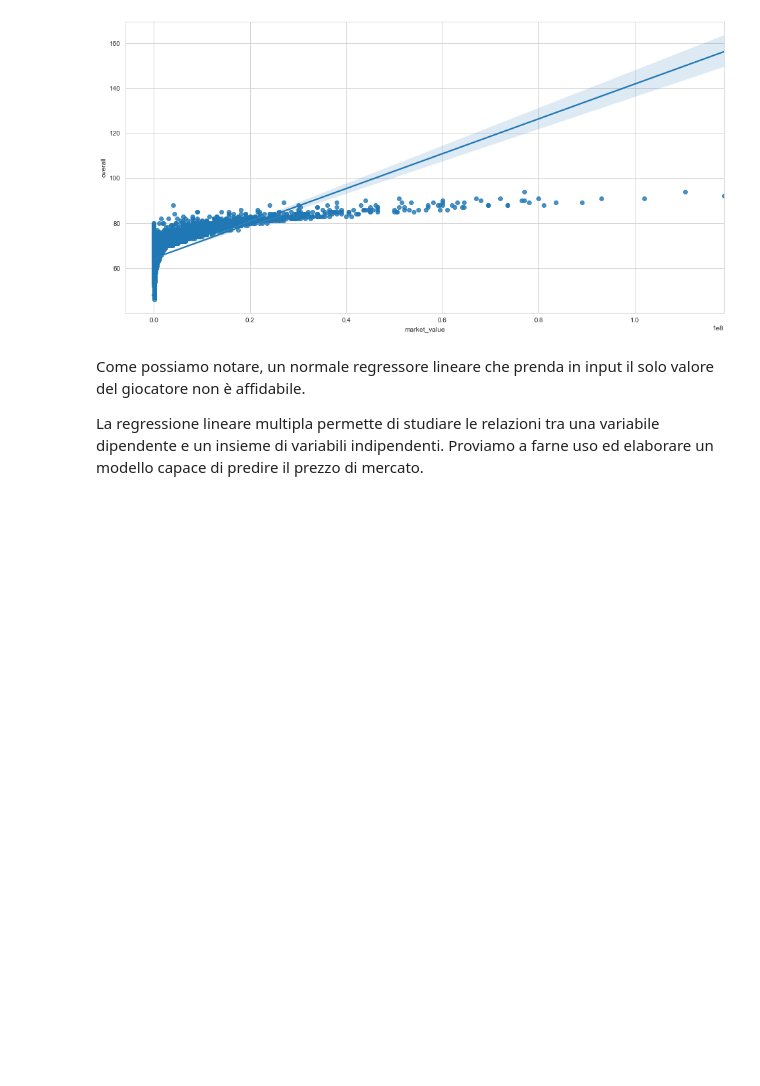
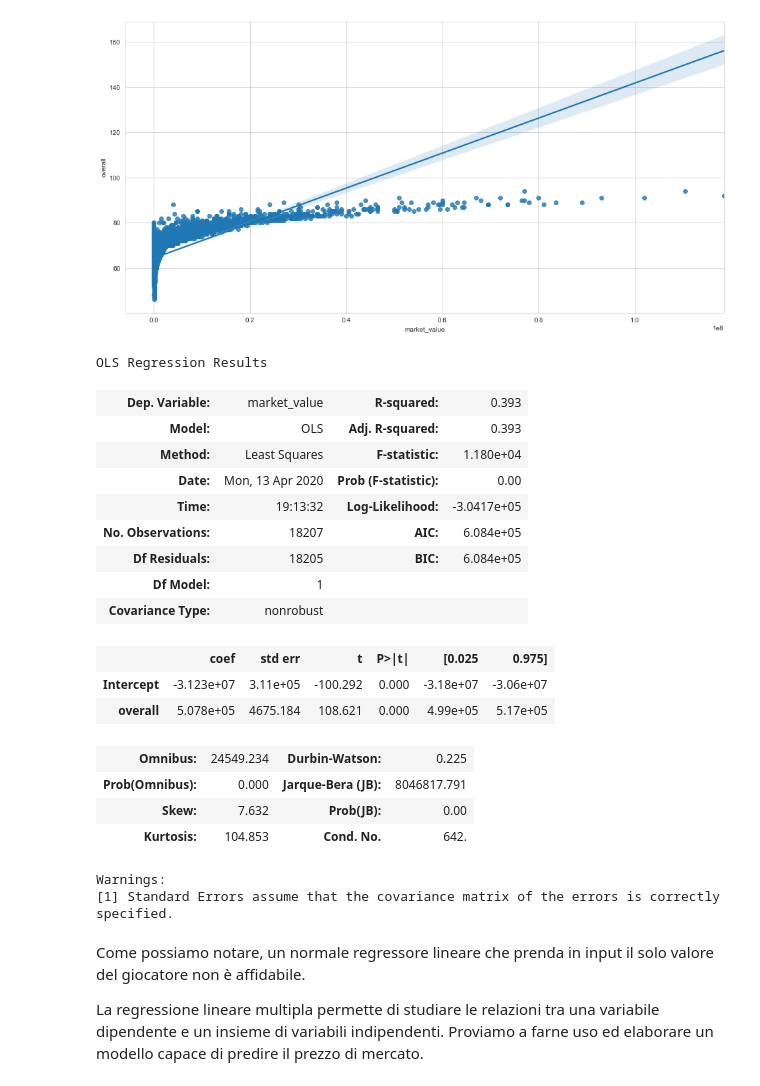
Before and after one commit to ValerioTosto/Fifa19DataAnalysis, a Jupyter notebook: Fifa19 Analysis.ipynb, the cells around one changed output. Cells and saved outputs as stored; diff of their text form; code cells hidden in the pictures; blank space fills up the shorter version.

```diff
--- a/Fifa19 Analysis.ipynb
+++ b/Fifa19 Analysis.ipynb
@@ -445,6 +463,29 @@ sns.regplot('market_value', 'overall', data)
 plt.show()
 # %% [output]
 [figure]
+# %%
+model = ols("market_value ~ overall", data).fit()
+model.summary()
+# %% [output]
+OLS Regression Results
+| Dep. Variable: | market_value | R-squared: | 0.393 |
+| Model: | OLS | Adj. R-squared: | 0.393 |
+| Method: | Least Squares | F-statistic: | 1.180e+04 |
+| Date: | Mon, 13 Apr 2020 | Prob (F-statistic): | 0.00 |
+| Time: | 19:13:32 | Log-Likelihood: | -3.0417e+05 |
+| No. Observations: | 18207 | AIC: | 6.084e+05 |
+| Df Residuals: | 18205 | BIC: | 6.084e+05 |
+| Df Model: | 1 |  |  |
+| Covariance Type: | nonrobust |  |  |
+|  | coef | std err | t | P>|t| | [0.025 | 0.975] |
+| Intercept | -3.123e+07 | 3.11e+05 | -100.292 | 0.000 | -3.18e+07 | -3.06e+07 |
+| overall | 5.078e+05 | 4675.184 | 108.621 | 0.000 | 4.99e+05 | 5.17e+05 |
+| Omnibus: | 24549.234 | Durbin-Watson: | 0.225 |
+| Prob(Omnibus): | 0.000 | Jarque-Bera (JB): | 8046817.791 |
+| Skew: | 7.632 | Prob(JB): | 0.00 |
+| Kurtosis: | 104.853 | Cond. No. | 642. |
+Warnings:
+[1] Standard Errors assume that the covariance matrix of the errors is correctly specified.
 # %% [markdown]
 Come possiamo notare, un normale regressore lineare che prenda in input il solo valore del giocatore non è affidabile.
 
```
Also changed, not shown: parts of 18 cells of this notebook.
